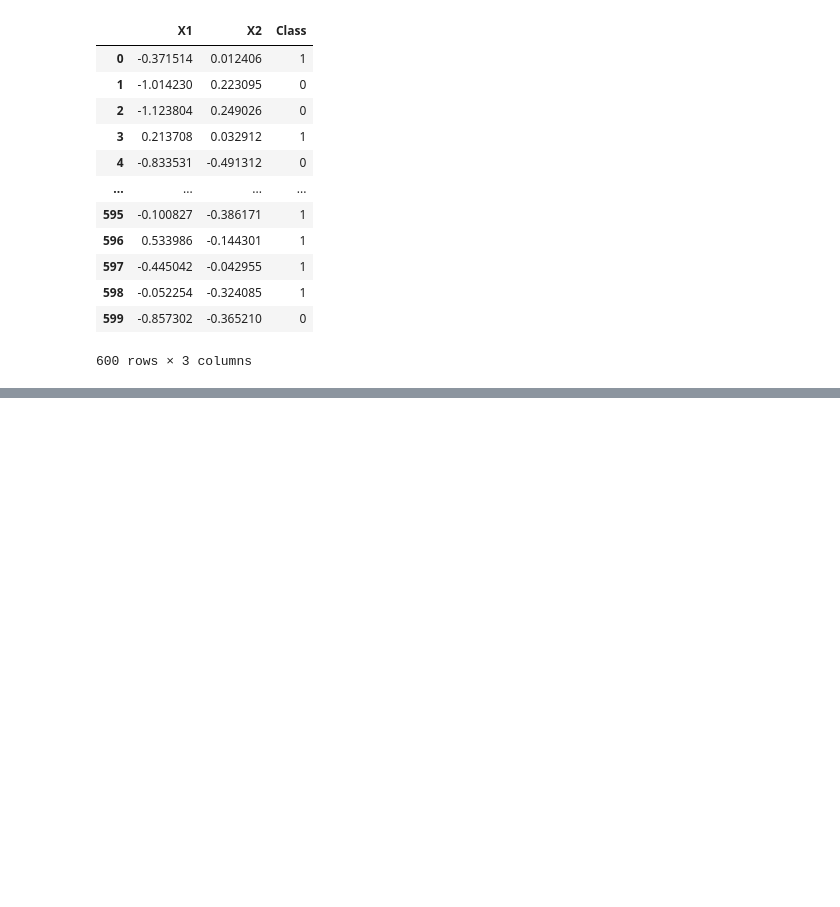
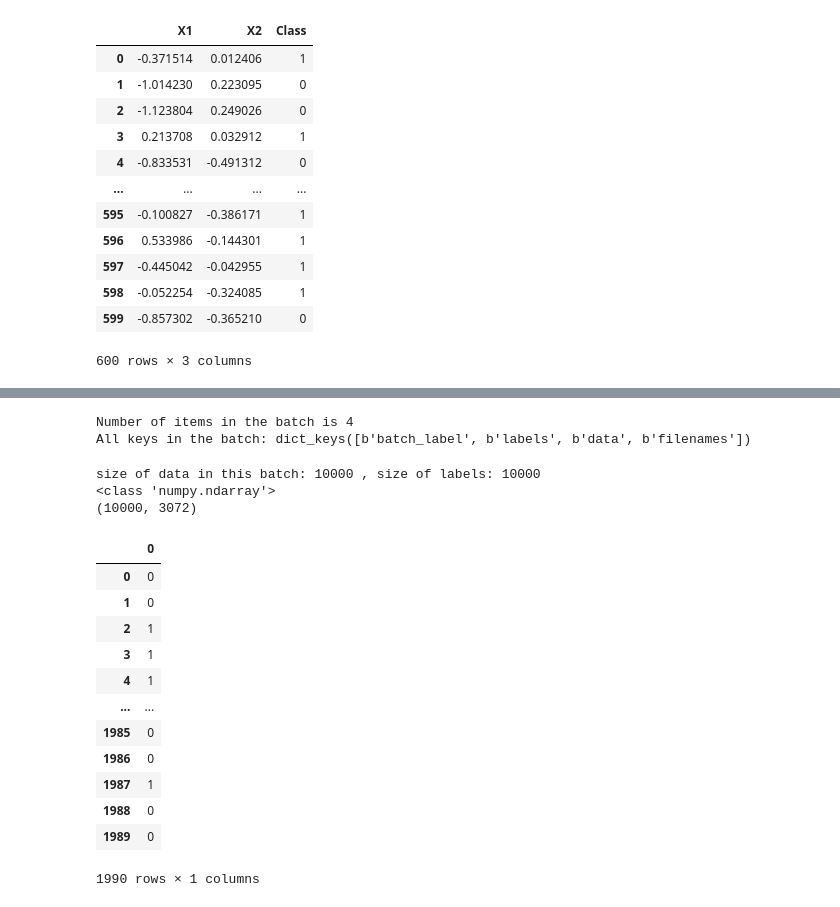
Before and after one commit to joshocurry/DeepLearningAssignment1, a Jupyter notebook: src/DeepLearningAssignment1.ipynb, the cells around one changed output, grey strips where cells are left out. Drawn from its saved outputs; the diff is of its cells as text; code cells hidden in the pictures; blank space fills up the shorter version.

```diff
--- a/src/DeepLearningAssignment1.ipynb
+++ b/src/DeepLearningAssignment1.ipynb
@@ -386,0 +473,36 @@ print(sum([1 for pair in total if pair[0] == pair[1]])/len(total))
+# %%
+def loadlabelnames():
+    folder = 'cifar-10-batches-py'
+    meta = unpickle(folder+"/"+'batches.meta')
+    return meta[b'label_names']
+# %%
+batch1 = loadbatch('data_batch_1')
+print("Number of items in the batch is", len(batch1))
+
+# Display all keys, so we can see the ones we want
+print('All keys in the batch:', batch1.keys())
+# %% [output]
+Number of items in the batch is 4
+All keys in the batch: dict_keys([b'batch_label', b'labels', b'data', b'filenames'])
+# %%
+data = batch1[b'data']
+labels = batch1[b'labels']
+print ("size of data in this batch:", len(data), ", size of labels:", len(labels))
+print (type(data))
+print(data.shape)
+
+names = loadlabelnames()
+# %% [output]
+size of data in this batch: 10000 , size of labels: 10000
+<class 'numpy.ndarray'>
+(10000, 3072)
+# %%
+cat_car = []
+cc_labels = []
+cc_name = []
+
+for i in range(len(data)):
+    if labels[i] == 1 or labels[i] == 3:
+        cat_car.append(data[i])
+        cc_labels.append(labels[i])
+        cc_name.append(names[labels[i]])
@@ -386,0 +520,25 @@ print(sum([1 for pair in total if pair[0] == pair[1]])/len(total))
+# %%
+cat_ind = []
+
+for i in cc_labels:
+    if i == 1:
+        cat_ind.append(0)
+    else:
+        cat_ind.append(1)
+
+cat_ind = pd.DataFrame(cat_ind)
+cat_ind
+# %% [output]
+|  | 0 |
+| 0 | 0 |
+| 1 | 0 |
+| 2 | 1 |
+| 3 | 1 |
+| 4 | 1 |
+| ... | ... |
+| 1985 | 0 |
+| 1986 | 0 |
+| 1987 | 1 |
+| 1988 | 0 |
+| 1989 | 0 |
+1990 rows × 1 columns
```
Also changed, not shown: parts of 48 cells of this notebook.
